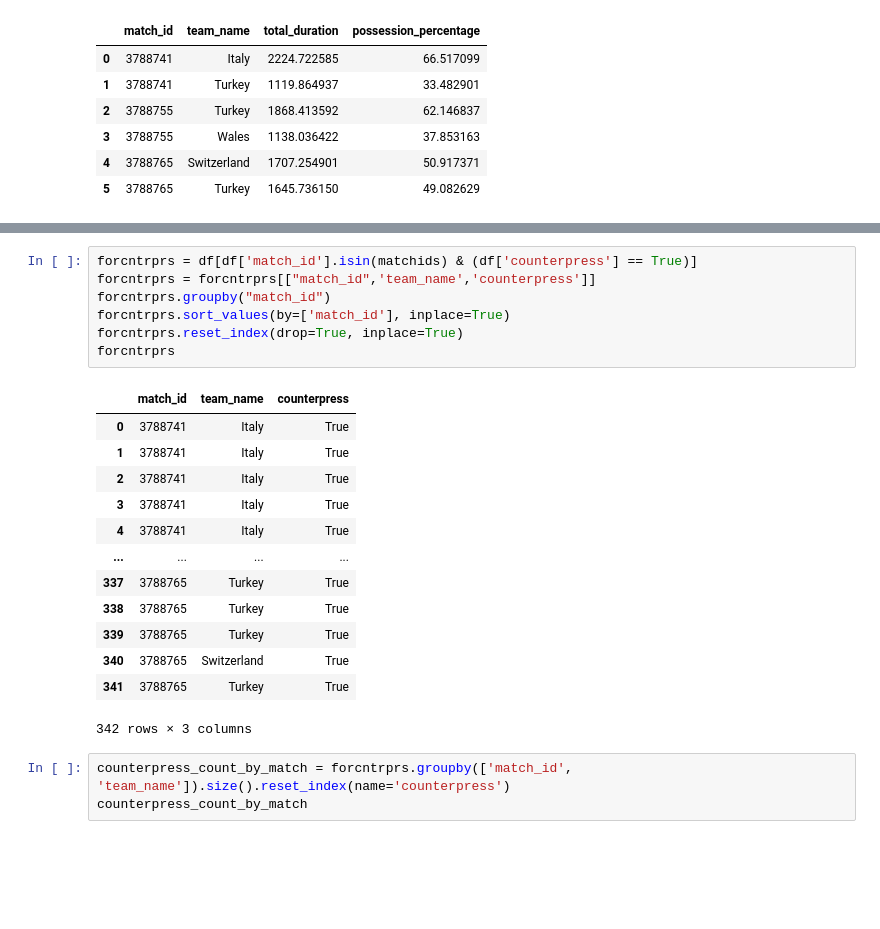
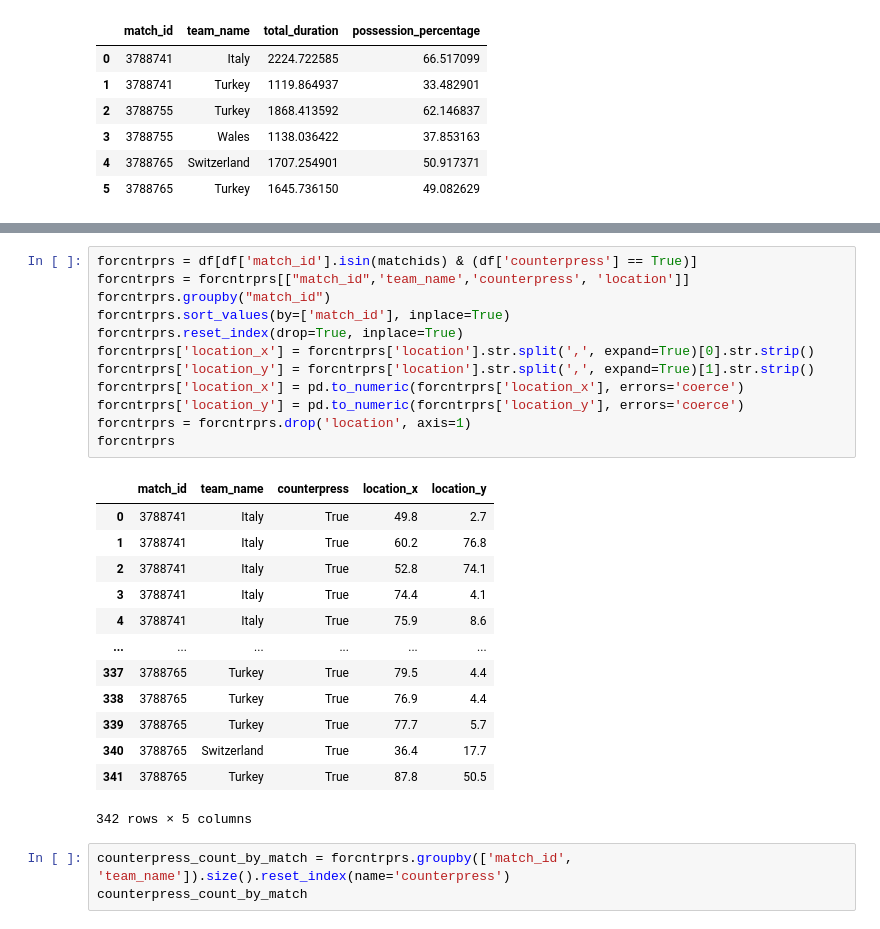
Before and after one commit to yyusufcoskun/Turkiye-EURO-2020-Analysis, a Jupyter notebook: main.ipynb, the cells around one changed output, grey strips where cells are left out. Saved outputs shown, nothing was run; the diff lists cells and outputs as text; blank space fills up the shorter version.

```diff
--- a/main.ipynb
+++ b/main.ipynb
@@ -192,25 +228,30 @@ press_count_by_match
 | 5 | 3788765 | Turkey | 200 |
 # %%
 forcntrprs = df[df['match_id'].isin(matchids) & (df['counterpress'] == True)]
-forcntrprs = forcntrprs[["match_id",'team_name','counterpress']]
+forcntrprs = forcntrprs[["match_id",'team_name','counterpress', 'location']]
 forcntrprs.groupby("match_id")
 forcntrprs.sort_values(by=['match_id'], inplace=True)
 forcntrprs.reset_index(drop=True, inplace=True)
+forcntrprs['location_x'] = forcntrprs['location'].str.split(',', expand=True)[0].str.strip()
+forcntrprs['location_y'] = forcntrprs['location'].str.split(',', expand=True)[1].str.strip()
+forcntrprs['location_x'] = pd.to_numeric(forcntrprs['location_x'], errors='coerce')
+forcntrprs['location_y'] = pd.to_numeric(forcntrprs['location_y'], errors='coerce')
+forcntrprs = forcntrprs.drop('location', axis=1)
 forcntrprs
 # %% [output]
-|  | match_id | team_name | counterpress |
-| 0 | 3788741 | Italy | True |
-| 1 | 3788741 | Italy | True |
-| 2 | 3788741 | Italy | True |
-| 3 | 3788741 | Italy | True |
-| 4 | 3788741 | Italy | True |
-| ... | ... | ... | ... |
-| 337 | 3788765 | Turkey | True |
-| 338 | 3788765 | Turkey | True |
-| 339 | 3788765 | Turkey | True |
-| 340 | 3788765 | Switzerland | True |
-| 341 | 3788765 | Turkey | True |
+|  | match_id | team_name | counterpress | location_x | location_y |
+| 0 | 3788741 | Italy | True | 49.8 | 2.7 |
+| 1 | 3788741 | Italy | True | 60.2 | 76.8 |
+| 2 | 3788741 | Italy | True | 52.8 | 74.1 |
+| 3 | 3788741 | Italy | True | 74.4 | 4.1 |
+| 4 | 3788741 | Italy | True | 75.9 | 8.6 |
+| ... | ... | ... | ... | ... | ... |
+| 337 | 3788765 | Turkey | True | 79.5 | 4.4 |
+| 338 | 3788765 | Turkey | True | 76.9 | 4.4 |
+| 339 | 3788765 | Turkey | True | 77.7 | 5.7 |
+| 340 | 3788765 | Switzerland | True | 36.4 | 17.7 |
+| 341 | 3788765 | Turkey | True | 87.8 | 50.5 |
-342 rows × 3 columns
+342 rows × 5 columns
 # %%
 counterpress_count_by_match = forcntrprs.groupby(['match_id', 'team_name']).size().reset_index(name='counterpress')
 counterpress_count_by_match
```
Also changed, not shown: parts of 32 cells of this notebook.
